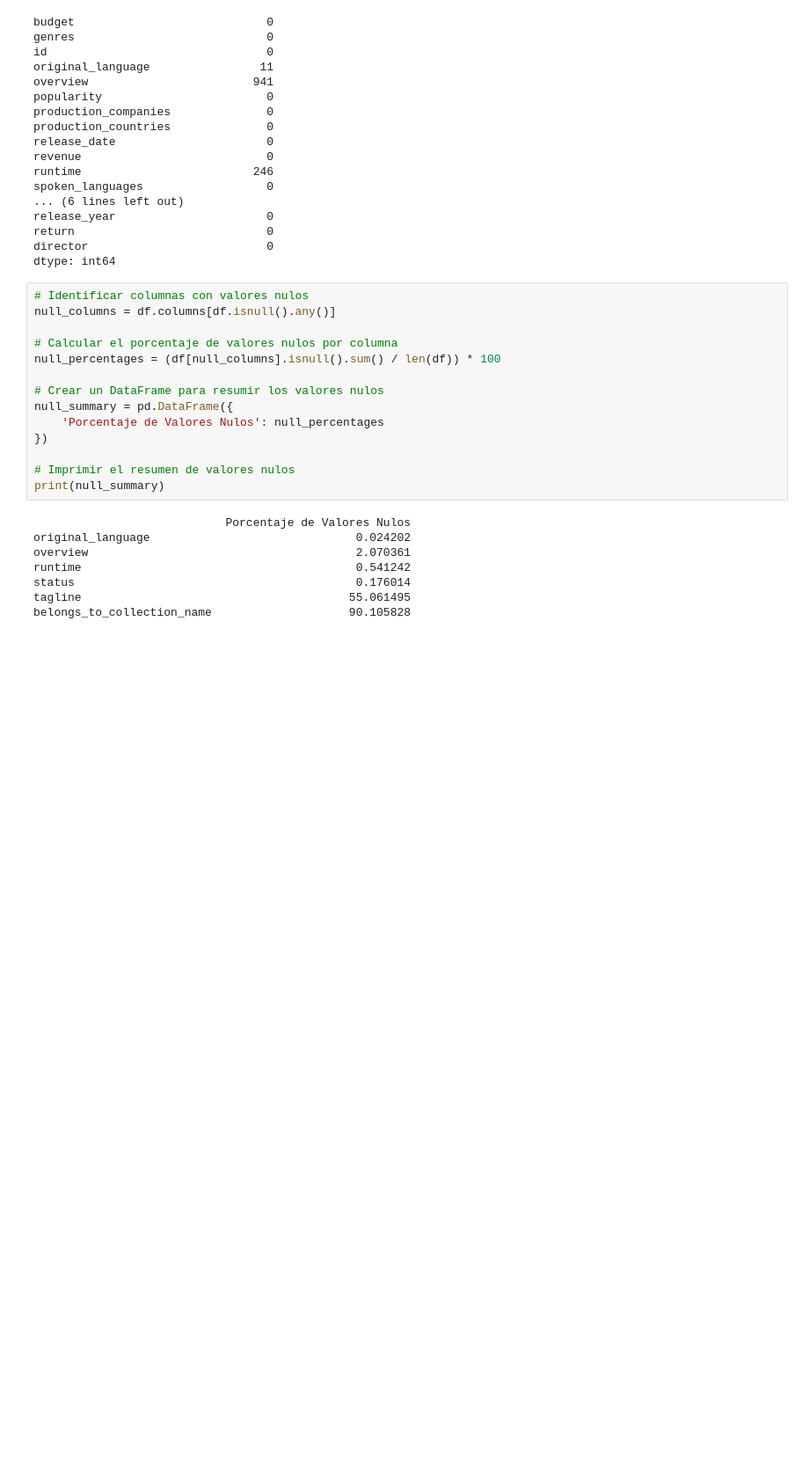
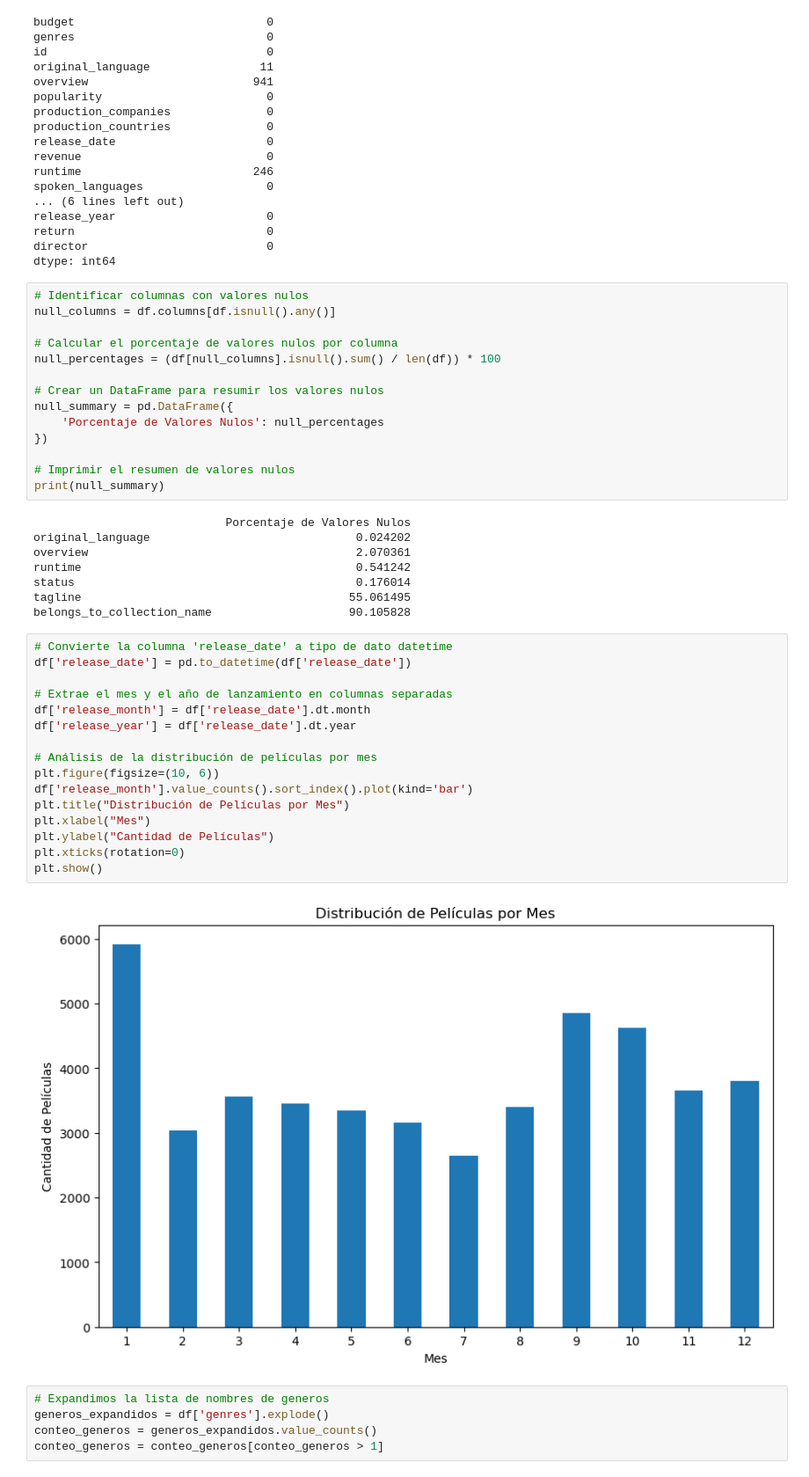
Before and after one commit to gdelrio0410/PI_1_Recomendaciones_de_peliculas_ML_OPS, a Jupyter notebook: EDA.ipynb, the cells around one changed output. Shown at 88% size. Drawn from its saved outputs; the diff is of its cells as text; blank space fills up the shorter version.

```diff
--- a/EDA.ipynb
+++ b/EDA.ipynb
@@ -142,3 +142,26 @@ runtime                                        0.541242
 status                                         0.176014
 tagline                                       55.061495
 belongs_to_collection_name                    90.105828
+# %%
+# Convierte la columna 'release_date' a tipo de dato datetime
+df['release_date'] = pd.to_datetime(df['release_date'])
+
+# Extrae el mes y el año de lanzamiento en columnas separadas
+df['release_month'] = df['release_date'].dt.month
+df['release_year'] = df['release_date'].dt.year
+
+# Análisis de la distribución de películas por mes
+plt.figure(figsize=(10, 6))
+df['release_month'].value_counts().sort_index().plot(kind='bar')
+plt.title("Distribución de Películas por Mes")
+plt.xlabel("Mes")
+plt.ylabel("Cantidad de Películas")
+plt.xticks(rotation=0)
+plt.show()
+# %% [output]
+[figure, added]
+# %%
+# Expandimos la lista de nombres de generos
+generos_expandidos = df['genres'].explode()
+conteo_generos = generos_expandidos.value_counts()
+conteo_generos = conteo_generos[conteo_generos > 1]
```
Also changed, not shown: parts of 9 cells of this notebook, 1 other file.
